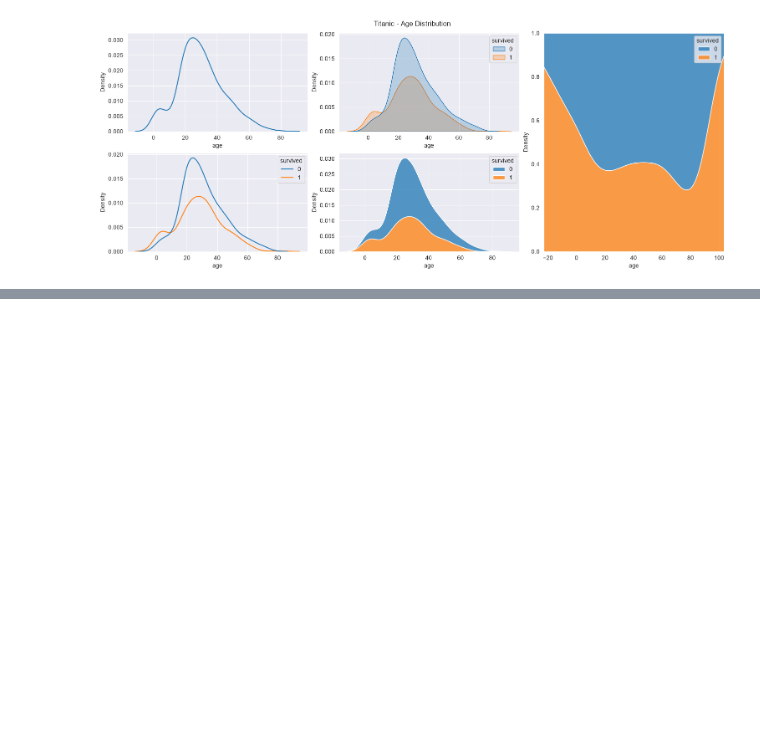
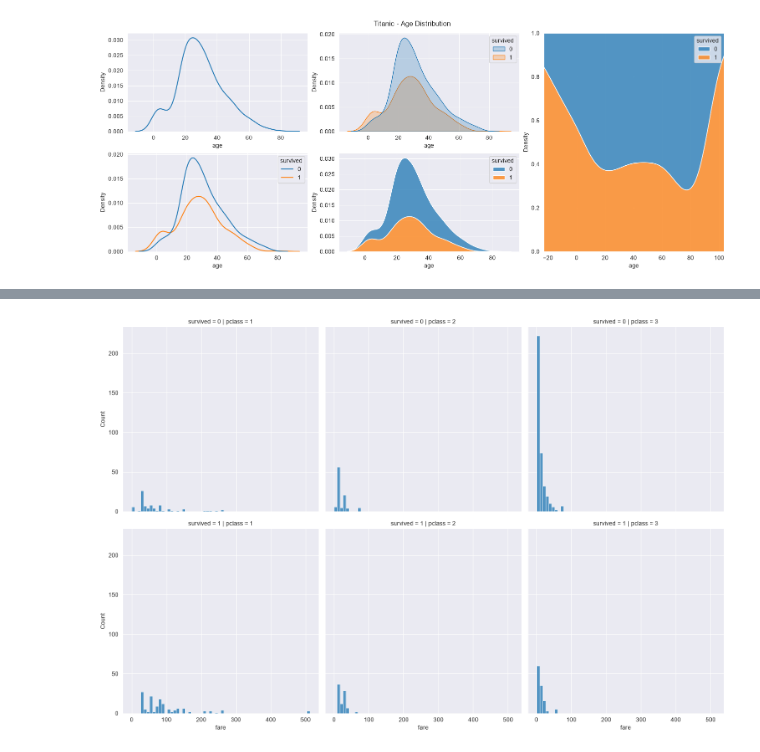
Before and after one commit to zzengmo/18_data_analytics, a Jupyter notebook: Seaborn.ipynb, the cells around one changed output, grey strips where cells are left out. Saved outputs shown, nothing was run; the diff lists cells and outputs as text; code cells hidden in the pictures; blank space fills up the shorter version.

```diff
--- a/Seaborn.ipynb
+++ b/Seaborn.ipynb
@@ -93,0 +133,5 @@ plt.show()
+# %%
+sns.displot(data=titanic, x ="fare",col="pclass", row="survived")
+plt.show()
+# %% [output]
+[figure, added]
```
Also changed, not shown: parts of 3 cells of this notebook.
